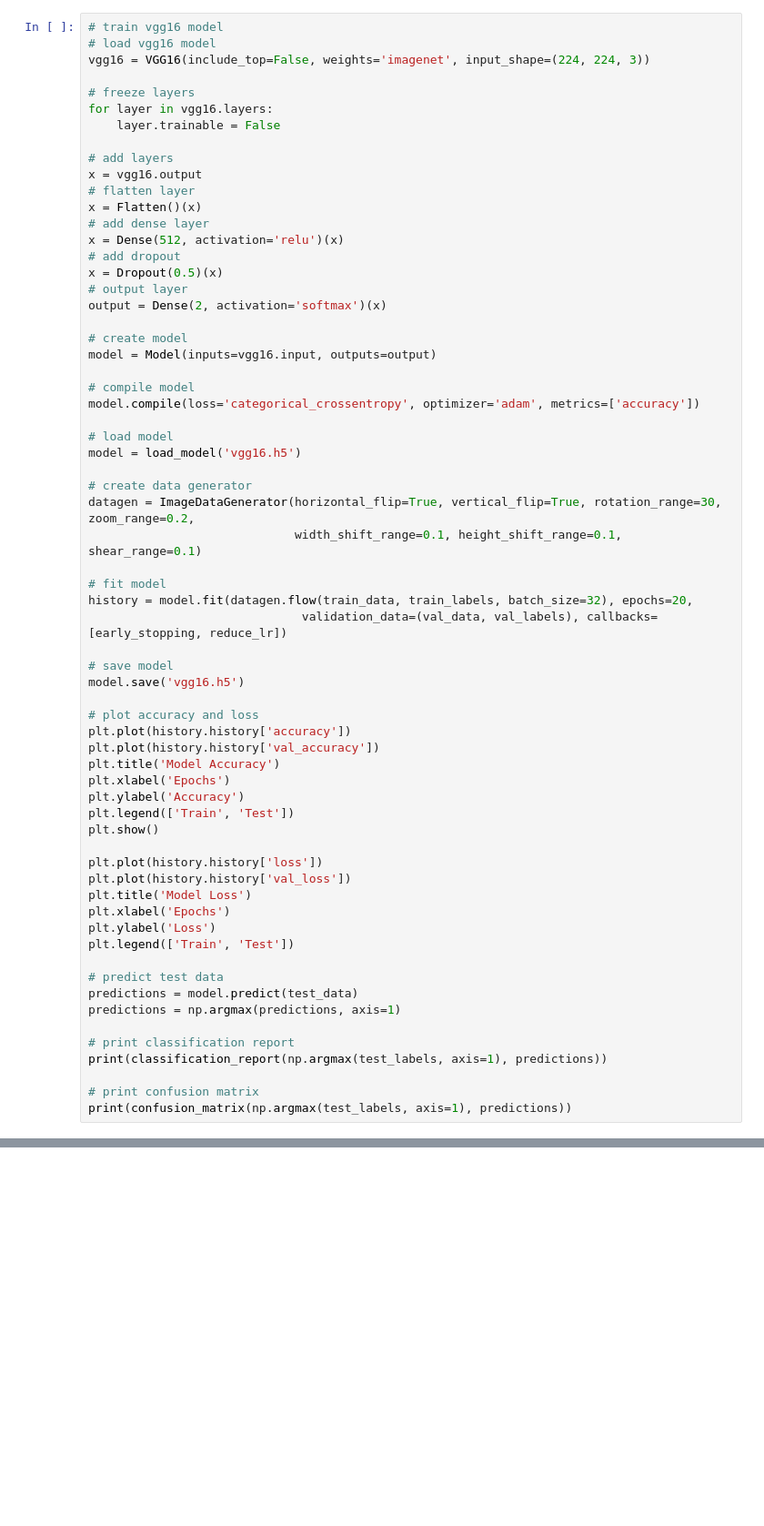
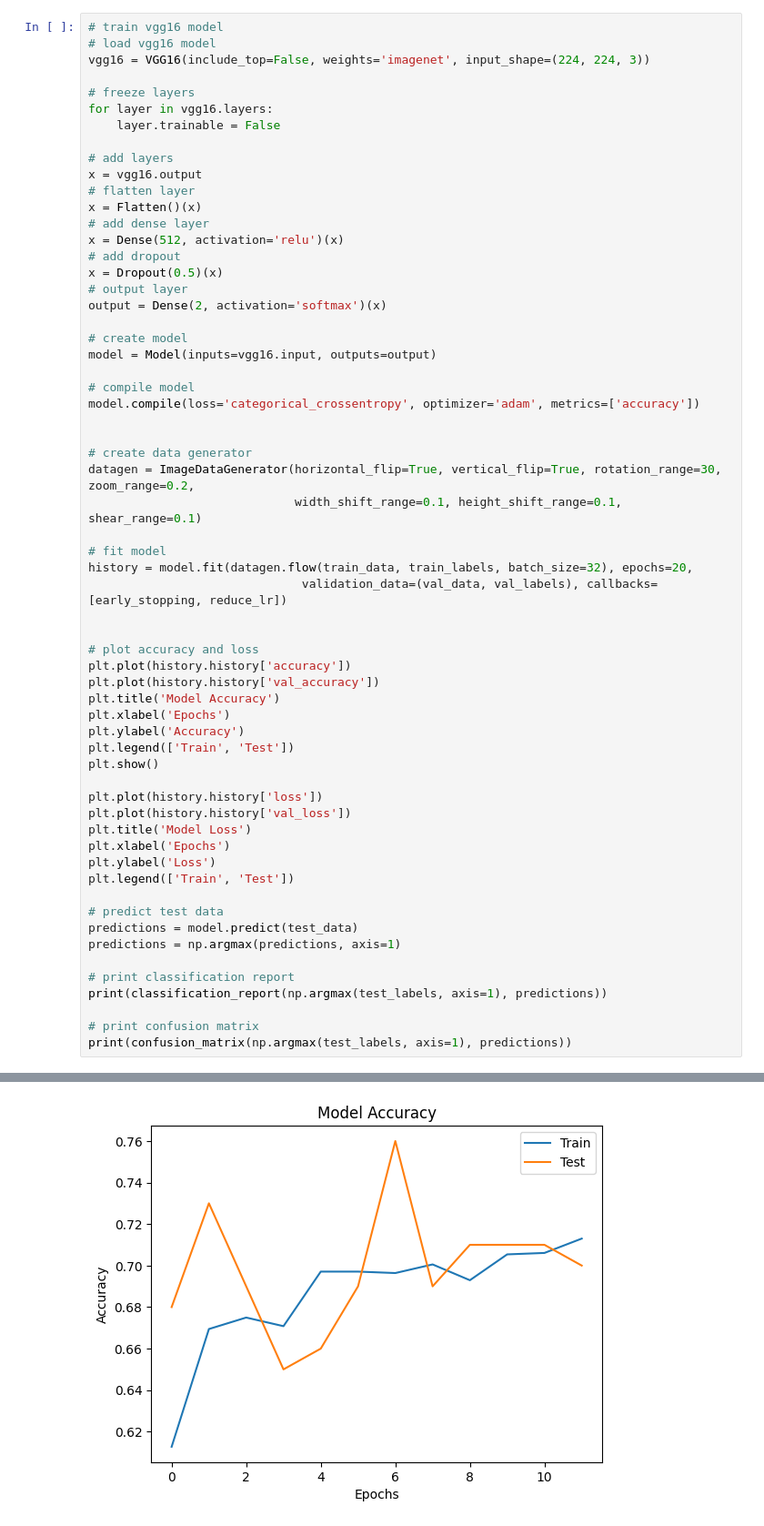
Before and after one commit to vdgaete/mammography-images, a Jupyter notebook: train_test.ipynb, the cells around one changed output, grey strips where cells are left out. Shown at 91% size. Drawn from its saved outputs; the diff is of its cells as text; blank space fills up the shorter version.

```diff
--- a/train_test.ipynb
+++ b/train_test.ipynb
@@ -237,8 +257,6 @@ model = Model(inputs=vgg16.input, outputs=output)
 # compile model
 model.compile(loss='categorical_crossentropy', optimizer='adam', metrics=['accuracy'])
 
-# load model
-model = load_model('vgg16.h5')
 
 # create data generator
 datagen = ImageDataGenerator(horizontal_flip=True, vertical_flip=True, rotation_range=30, zoom_range=0.2,
@@ -248,8 +266,6 @@ datagen = ImageDataGenerator(horizontal_flip=True, vertical_flip=True, rotation_
 history = model.fit(datagen.flow(train_data, train_labels, batch_size=32), epochs=20,
                               validation_data=(val_data, val_labels), callbacks=[early_stopping, reduce_lr])
 
-# save model
-model.save('vgg16.h5')
 
 # plot accuracy and loss
 plt.plot(history.history['accuracy'])
@@ -276,3 +292,4 @@ print(classification_report(np.argmax(test_labels, axis=1), predictions))
 
 # print confusion matrix
 print(confusion_matrix(np.argmax(test_labels, axis=1), predictions))
+# %% [output]
@@ -278,0 +313 @@ print(confusion_matrix(np.argmax(test_labels, axis=1), predictions))
+[figure, added]
```
Also changed, not shown: parts of 4 cells of this notebook, 11 other files.
